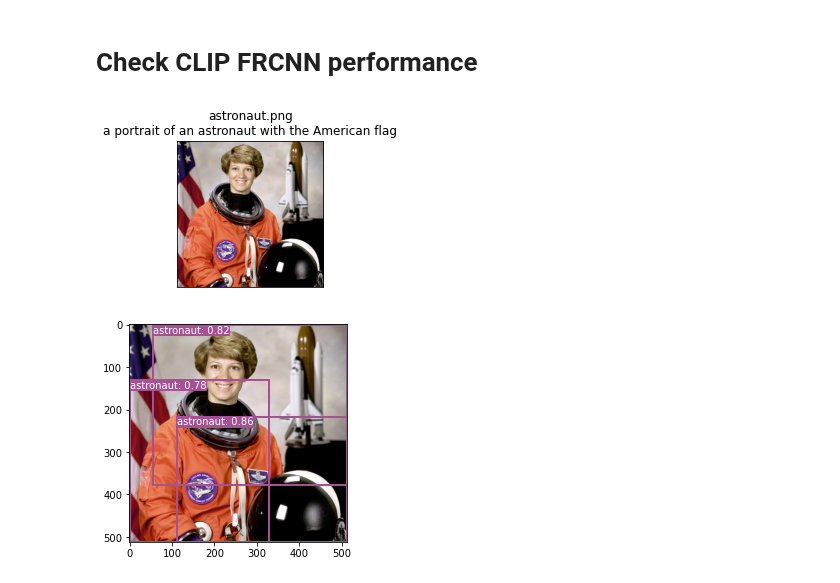
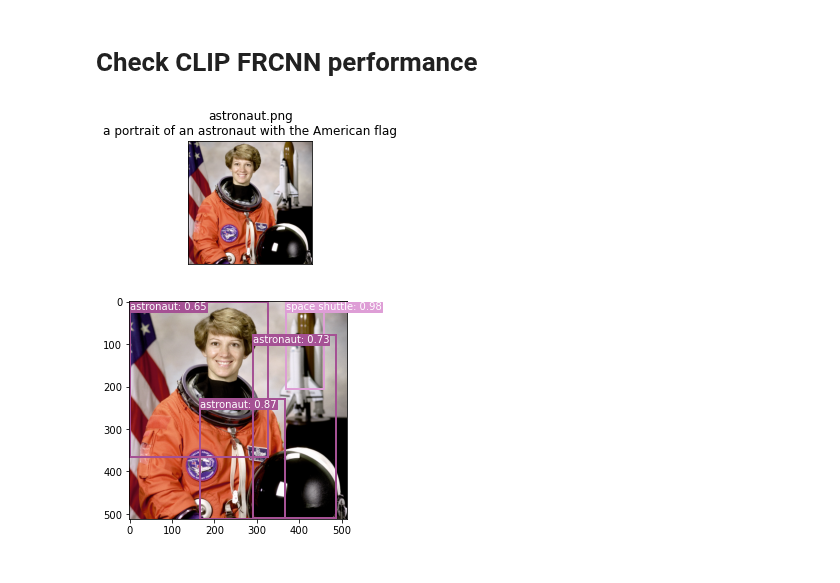
Before and after one commit to bcperry/DUCE-Zero-shot-Object-Detection-with-a-Text-and-Image-Contrastive-Model, a Jupyter notebook: CLIP-FRCNN-DEMO.ipynb, the cells around one changed output. Drawn from its saved outputs; the diff is of its cells as text; code cells hidden in the pictures.

```diff
--- a/CLIP-FRCNN-DEMO.ipynb
+++ b/CLIP-FRCNN-DEMO.ipynb
@@ -58,37 +58,39 @@ descriptions = {
     # "page": "a page of text about segmentation",
     # "chelsea": "a facial photo of a tabby cat",
     "astronaut": "a portrait of an astronaut with the American flag",
     # "rocket": "a rocket standing on a launchpad",
     # "motorcycle_right": "a red motorcycle standing in a garage",
     # "camera": "a person looking at a camera on a tripod",
     # "horse": "a black-and-white silhouette of a horse",
     # "coffee": "a cup of coffee on a saucer"
 }
 for filename in [filename for filename in os.listdir(skimage.data_dir) if filename.endswith(".png") or filename.endswith(".jpg")]:
     name = os.path.splitext(filename)[0]
     if name not in descriptions:
         continue
 
     image = Image.open(os.path.join(skimage.data_dir, filename)).convert("RGB")
 
     plt.subplot(2, 4, len(images) + 1)
     plt.imshow(image)
     plt.title(f"{filename}\n{descriptions[name]}")
     plt.xticks([])
     plt.yticks([])
 
     original_images.append(image)
     # images.append(preprocess(image))
     images.append(test_transforms(image, [0,0,0,0])[0])
     texts.append(descriptions[name])
 
-plt.tight_layout()
+#plt.tight_layout()
 
 image_input = torch.tensor(np.stack(images)).cuda()
 # %% [output]
-[figure, old version]
+[figure, new version]
 # %%
 from utils import evaluate
-evaluate(image_input, item_list, clip_frcnn_model)
+iou_thresh = .2
+conf_thresh = .65
+image_out = evaluate(image_input, item_list, clip_frcnn_model, iou_thresh, conf_thresh)
 # %% [output]
-[figure, old version]
+[figure, new version]
```
Also changed, not shown: parts of 3 cells of this notebook, 3 other files.
